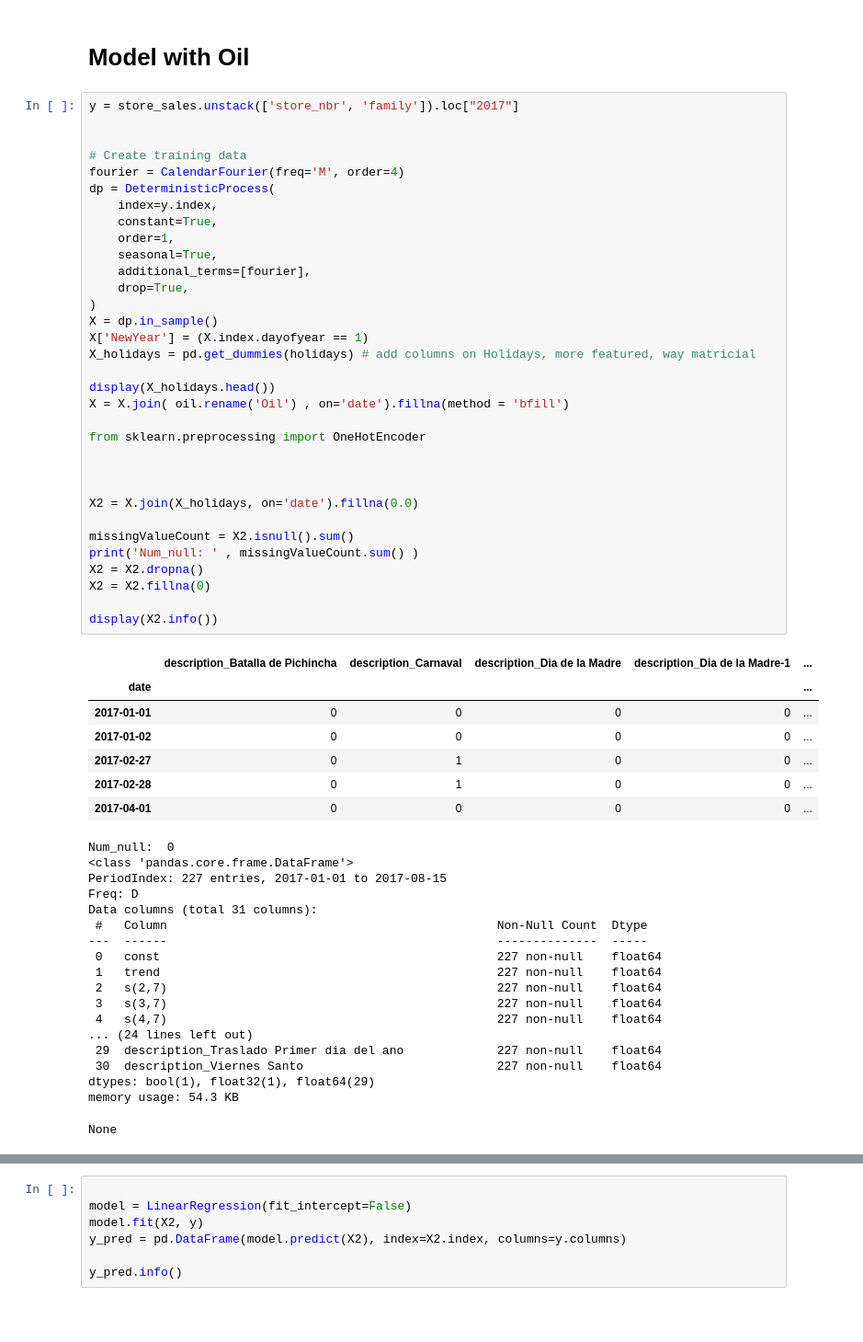
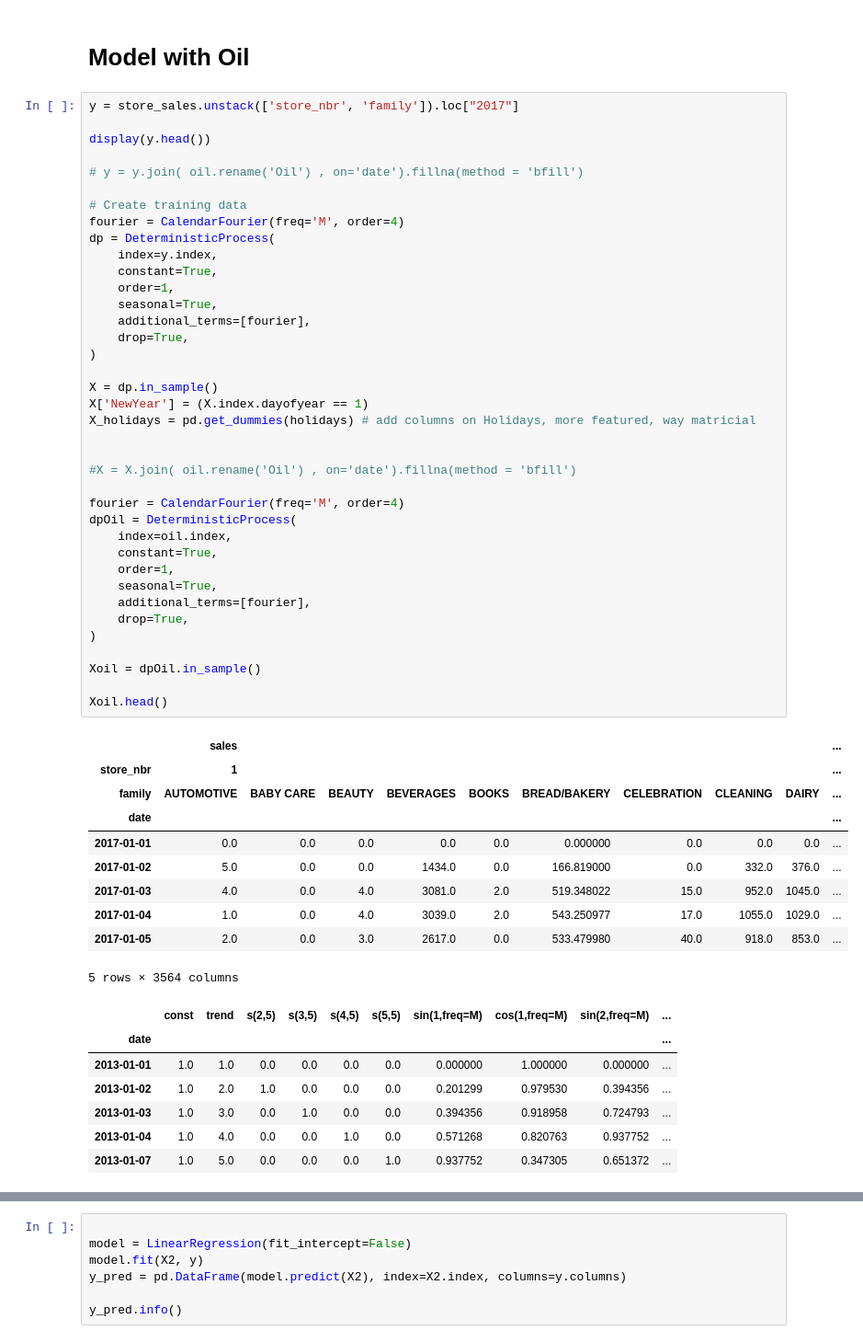
Before and after one commit to cristianBMJ/ClassificationStar, a Jupyter notebook: time-series-store-sales.ipynb, the cells around one changed output, grey strips where cells are left out. Shown at 92% size. Drawn from its saved outputs; the diff is of its cells as text; blank space fills up the shorter version.

Commit message:
Kaggle Notebook | Time Series: Store-Sales | Version 7

```diff
--- a/time-series-store-sales.ipynb
+++ b/time-series-store-sales.ipynb
@@ -190,59 +194,56 @@ dcoilwtico
 # %%
 y = store_sales.unstack(['store_nbr', 'family']).loc["2017"]
 
+display(y.head())
+
+# y = y.join( oil.rename('Oil') , on='date').fillna(method = 'bfill')
 
 # Create training data
 fourier = CalendarFourier(freq='M', order=4)
 dp = DeterministicProcess(
     index=y.index,
     constant=True,
     order=1,
     seasonal=True,
     additional_terms=[fourier],
     drop=True,
 )
+
 X = dp.in_sample()
 X['NewYear'] = (X.index.dayofyear == 1)
 X_holidays = pd.get_dummies(holidays) # add columns on Holidays, more featured, way matricial
 
-display(X_holidays.head())
-X = X.join( oil.rename('Oil') , on='date').fillna(method = 'bfill')
 
-from sklearn.preprocessing import OneHotEncoder
+#X = X.join( oil.rename('Oil') , on='date').fillna(method = 'bfill')
 
+fourier = CalendarFourier(freq='M', order=4)
+dpOil = DeterministicProcess(
+    index=oil.index,
+    constant=True,
+    order=1,
+    seasonal=True,
+    additional_terms=[fourier],
+    drop=True,
+)
 
+Xoil = dpOil.in_sample()
 
-X2 = X.join(X_holidays, on='date').fillna(0.0)
-
-missingValueCount = X2.isnull().sum()
-print('Num_null: ' , missingValueCount.sum() )
-X2 = X2.dropna()
-X2 = X2.fillna(0)
-
-display(X2.info())
+Xoil.head()
 # %% [output]
-|  | description_Batalla de Pichincha | description_Carnaval | description_Dia de la Madre | description_Dia de la Madre-1 | ... |
-| date |  |  |  |  | ... |
-| 2017-01-01 | 0 | 0 | 0 | 0 | ... |
-| 2017-01-02 | 0 | 0 | 0 | 0 | ... |
-| 2017-02-27 | 0 | 1 | 0 | 0 | ... |
-| 2017-02-28 | 0 | 1 | 0 | 0 | ... |
-| 2017-04-01 | 0 | 0 | 0 | 0 | ... |
+|  | sales |  |  |  |  |  |  |  |  | ... |
+| store_nbr | 1 |  |  |  |  |  |  |  |  | ... |
+| family | AUTOMOTIVE | BABY CARE | BEAUTY | BEVERAGES | BOOKS | BREAD/BAKERY | CELEBRATION | CLEANING | DAIRY | ... |
+| date |  |  |  |  |  |  |  |  |  | ... |
+| 2017-01-01 | 0.0 | 0.0 | 0.0 | 0.0 | 0.0 | 0.000000 | 0.0 | 0.0 | 0.0 | ... |
+| 2017-01-02 | 5.0 | 0.0 | 0.0 | 1434.0 | 0.0 | 166.819000 | 0.0 | 332.0 | 376.0 | ... |
+| 2017-01-03 | 4.0 | 0.0 | 4.0 | 3081.0 | 2.0 | 519.348022 | 15.0 | 952.0 | 1045.0 | ... |
+| 2017-01-04 | 1.0 | 0.0 | 4.0 | 3039.0 | 2.0 | 543.250977 | 17.0 | 1055.0 | 1029.0 | ... |
+| 2017-01-05 | 2.0 | 0.0 | 3.0 | 2617.0 | 0.0 | 533.479980 | 40.0 | 918.0 | 853.0 | ... |
-Num_null:  0
-<class 'pandas.core.frame.DataFrame'>
-PeriodIndex: 227 entries, 2017-01-01 to 2017-08-15
-Freq: D
-Data columns (total 31 columns):
- #   Column                                              Non-Null Count  Dtype
----  ------                                              --------------  -----
- 0   const                                               227 non-null    float64
- 1   trend                                               227 non-null    float64
- 2   s(2,7)                                              227 non-null    float64
- 3   s(3,7)                                              227 non-null    float64
- 4   s(4,7)                                              227 non-null    float64
-... (24 lines left out)
- 29  description_Traslado Primer dia del ano             227 non-null    float64
- 30  description_Viernes Santo                           227 non-null    float64
-dtypes: bool(1), float32(1), float64(29)
-memory usage: 54.3 KB
+5 rows × 3564 columns
-None
+|  | const | trend | s(2,5) | s(3,5) | s(4,5) | s(5,5) | sin(1,freq=M) | cos(1,freq=M) | sin(2,freq=M) | ... |
+| date |  |  |  |  |  |  |  |  |  | ... |
+| 2013-01-01 | 1.0 | 1.0 | 0.0 | 0.0 | 0.0 | 0.0 | 0.000000 | 1.000000 | 0.000000 | ... |
+| 2013-01-02 | 1.0 | 2.0 | 1.0 | 0.0 | 0.0 | 0.0 | 0.201299 | 0.979530 | 0.394356 | ... |
+| 2013-01-03 | 1.0 | 3.0 | 0.0 | 1.0 | 0.0 | 0.0 | 0.394356 | 0.918958 | 0.724793 | ... |
+| 2013-01-04 | 1.0 | 4.0 | 0.0 | 0.0 | 1.0 | 0.0 | 0.571268 | 0.820763 | 0.937752 | ... |
+| 2013-01-07 | 1.0 | 5.0 | 0.0 | 0.0 | 0.0 | 1.0 | 0.937752 | 0.347305 | 0.651372 | ... |
```
Also changed, not shown: parts of 9 cells of this notebook.
